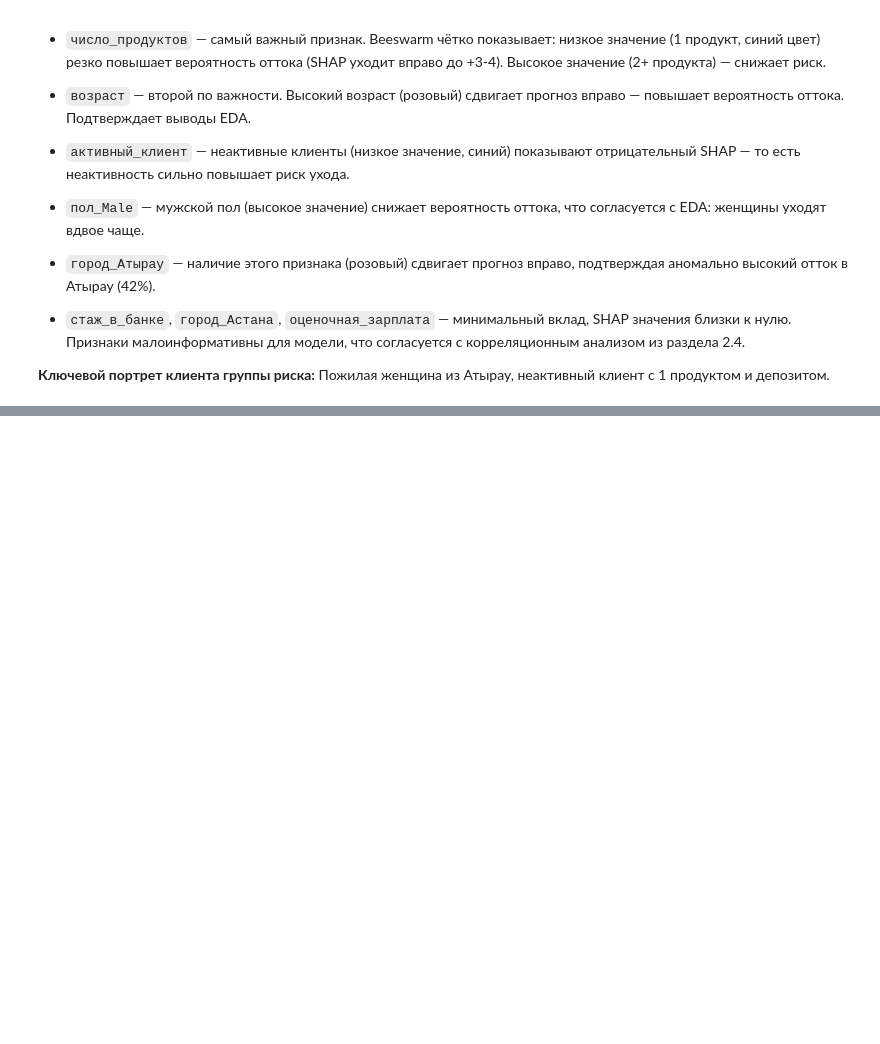
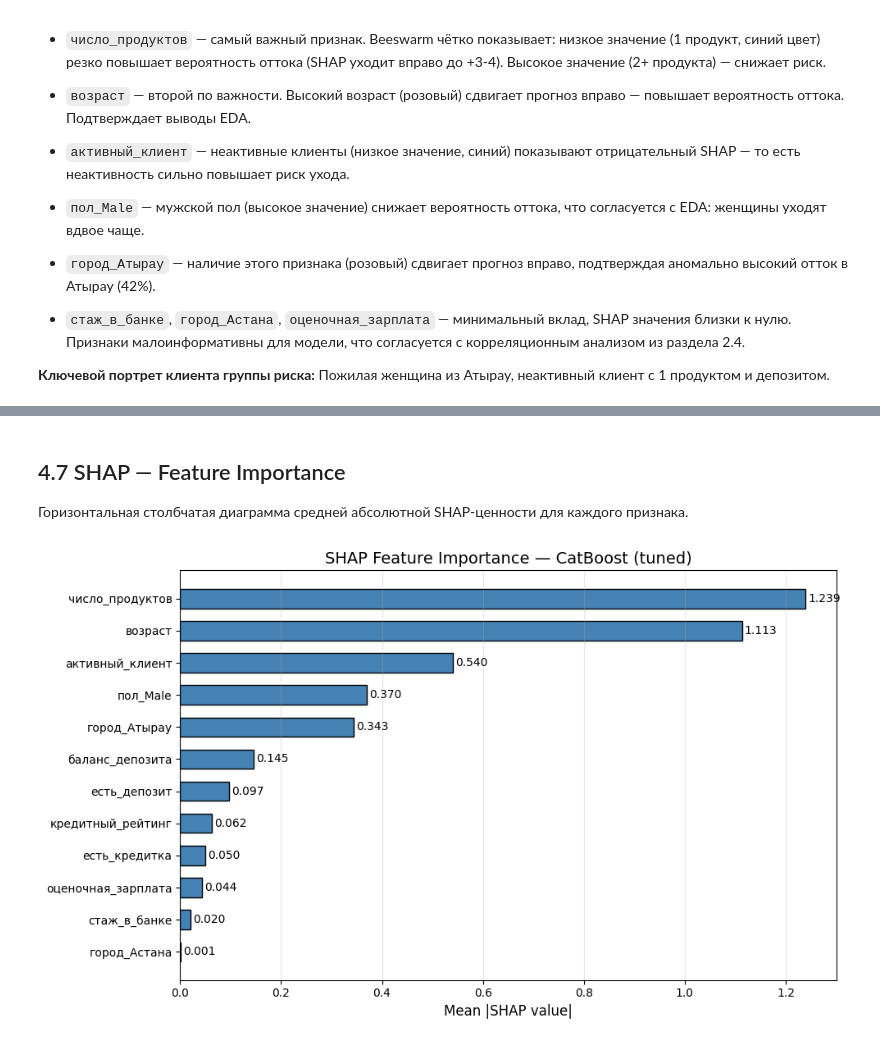
Before and after one commit to justShox/Churn-prediction-api, a Jupyter notebook: notebooks/04_validation.ipynb, the cells around one changed output, grey strips where cells are left out. Saved outputs shown, nothing was run; the diff lists cells and outputs as text; code cells hidden in the pictures; blank space fills up the shorter version.

```diff
--- a/notebooks/04_validation.ipynb
+++ b/notebooks/04_validation.ipynb
@@ -175,2 +330,29 @@ plt.show()
+# %% [markdown]
+## 4.7 SHAP — Feature Importance
+
+Горизонтальная столбчатая диаграмма средней абсолютной
+SHAP-ценности для каждого признака.
+# %%
+shap_importance = pd.DataFrame({
+    'feature': X_test_raw.columns,
+    'importance': np.abs(shap_values).mean(axis=0)
+}).sort_values('importance', ascending=True)
+
+fig, ax = plt.subplots(figsize=(10, 6))
+bars = ax.barh(shap_importance['feature'], shap_importance['importance'],
+               color='steelblue', edgecolor='black', height=0.6)
+ax.set_xlabel('Mean |SHAP value|', fontsize=12)
+ax.set_title('SHAP Feature Importance — CatBoost (tuned)', fontsize=14)
+ax.grid(axis='x', alpha=0.3)
+
+for bar, val in zip(bars, shap_importance['importance']):
+    ax.text(val + 0.005, bar.get_y() + bar.get_height()/2,
+            f'{val:.3f}', va='center', fontsize=10)
+
+plt.tight_layout()
+plt.savefig('graphs/shap_feature_importance.png', dpi=150, bbox_inches='tight')
+plt.show()
+# %% [output]
+[figure, added]
 # %% [markdown]
 ---
```
Also changed, not shown: parts of 7 cells of this notebook.
